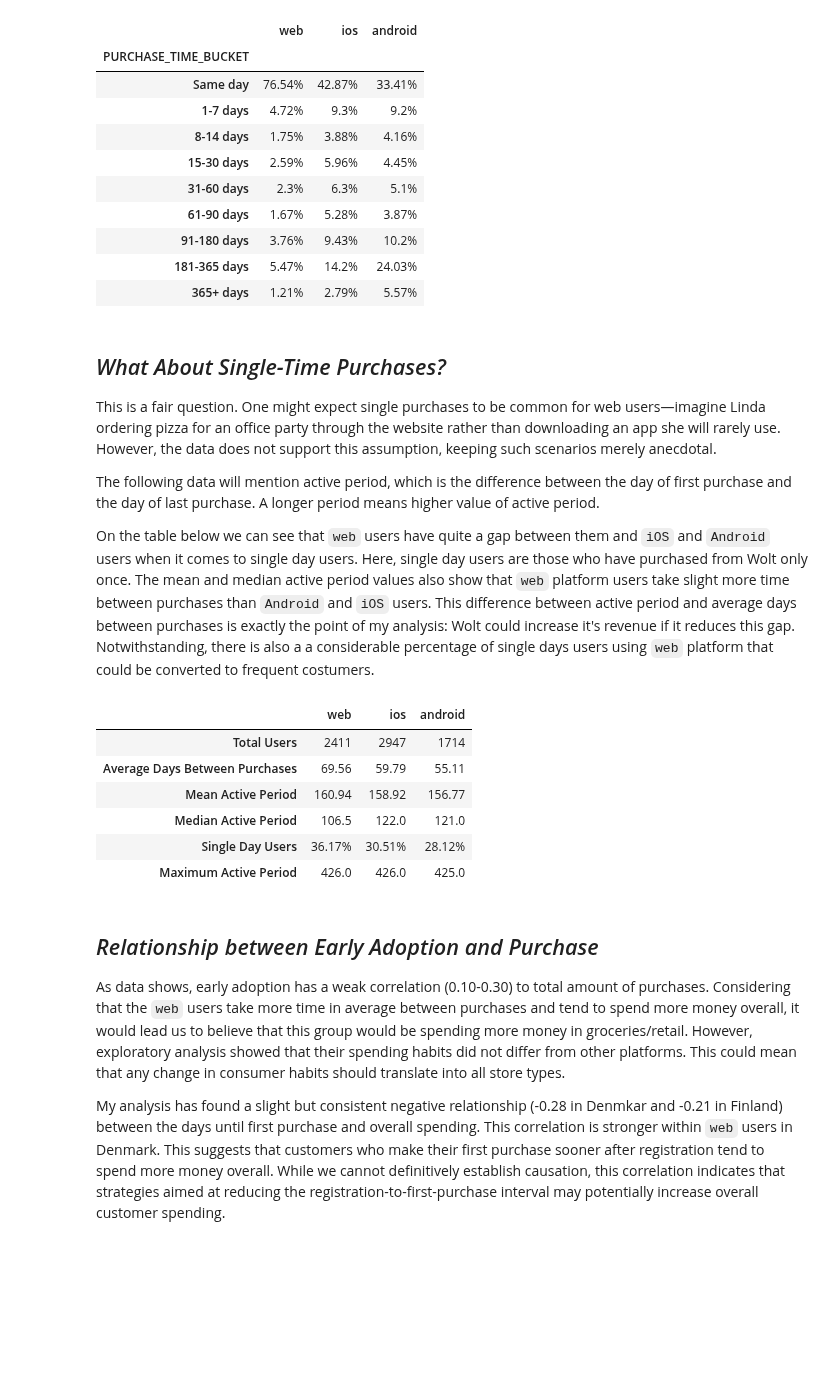
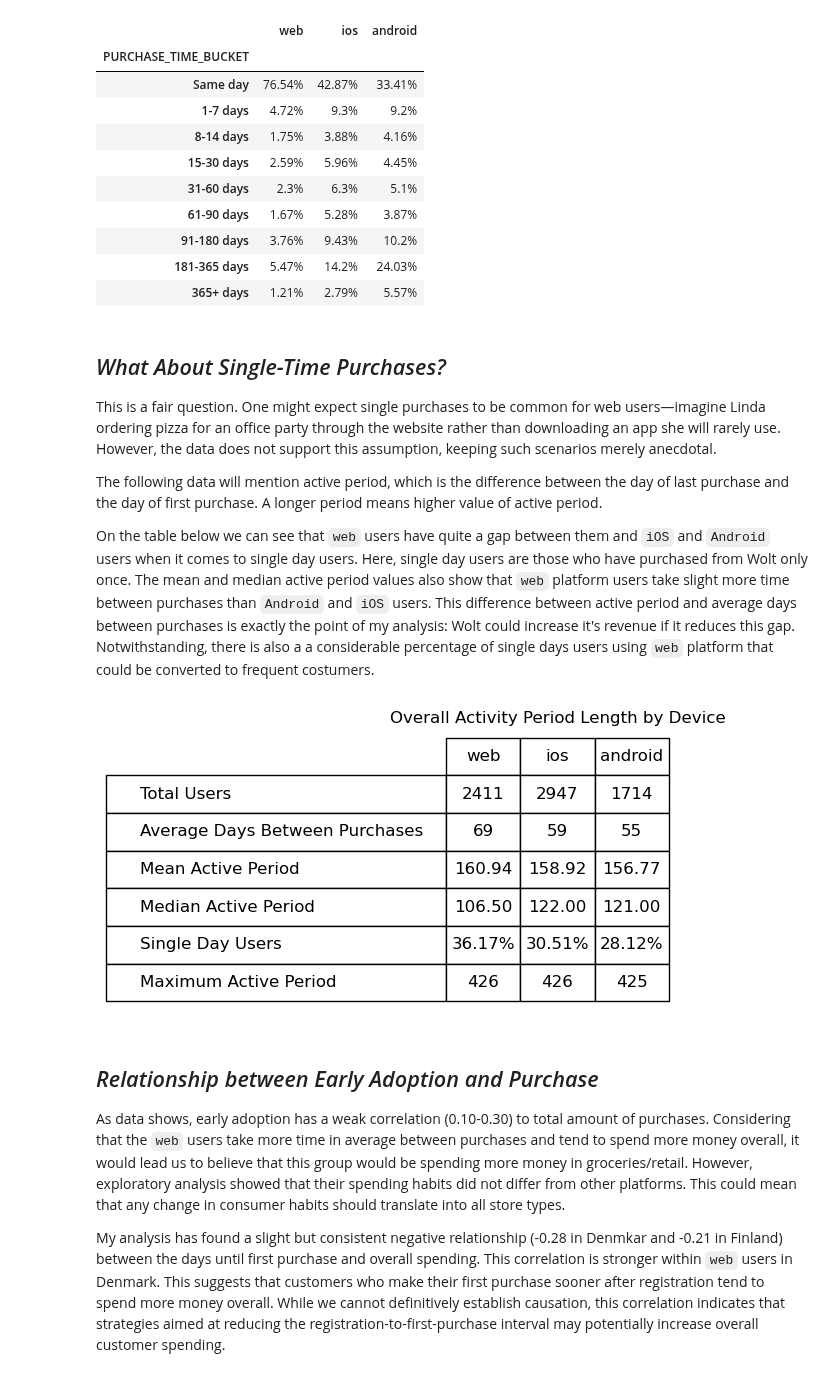
Before and after one commit to FjjDessoyCaraballo/restaurant-data, a Jupyter notebook: task2/notebook.ipynb, the cells around one changed output. Saved outputs shown, nothing was run; the diff lists cells and outputs as text; code cells hidden in the pictures; blank space fills up the shorter version.

```diff
--- a/task2/notebook.ipynb
+++ b/task2/notebook.ipynb
@@ -179,27 +179,22 @@ createBuckets(filteredDf)
 
 This is a fair question. One might expect single purchases to be common for web users—imagine Linda ordering pizza for an office party through the website rather than downloading an app she will rarely use. However, the data does not support this assumption, keeping such scenarios merely anecdotal.
 
-The following data will mention active period, which is the difference between the day of first purchase and the day of last purchase. A longer period means higher value of active period.
+The following data will mention active period, which is the difference between the day of last purchase  and the day of first purchase. A longer period means higher value of active period.
 
 On the table below we can see that `web` users have quite a gap between them and `iOS` and `Android` users when it comes to single day users. Here, single day users are those who have purchased from Wolt only once. The mean and median active period values also show that `web` platform users take slight more time between purchases than `Android` and `iOS` users. This difference between active period and average days between purchases is exactly the point of my analysis: Wolt could increase it's revenue if it reduces this gap. Notwithstanding, there is also a a considerable percentage of single days users using `web` platform that could be converted to frequent costumers.
 # %%
 from firstAndLast import diffBetweenFirstAndLastPurchase, tableDiffFirstAndLast
 from parsing import parseDf
 
 df = parseDf()
 
-diffBetweenFirstAndLastPurchase(df)
+# diffBetweenFirstAndLastPurchase(df)
 
 # Uncomment below for bigger high contrast table
-# tableDiffFirstAndLast(stats)
+stats = diffBetweenFirstAndLastPurchase(df)
+tableDiffFirstAndLast(stats)
 # %% [output]
-|  | web | ios | android |
-| Total Users | 2411 | 2947 | 1714 |
-| Average Days Between Purchases | 69.56 | 59.79 | 55.11 |
-| Mean Active Period | 160.94 | 158.92 | 156.77 |
-| Median Active Period | 106.5 | 122.0 | 121.0 |
-| Single Day Users | 36.17% | 30.51% | 28.12% |
-| Maximum Active Period | 426.0 | 426.0 | 425.0 |
+[figure, added]
 # %% [markdown]
 ## *Relationship between Early Adoption and Purchase*
 
```
Also changed, not shown: parts of 2 cells of this notebook, 2 other files.
